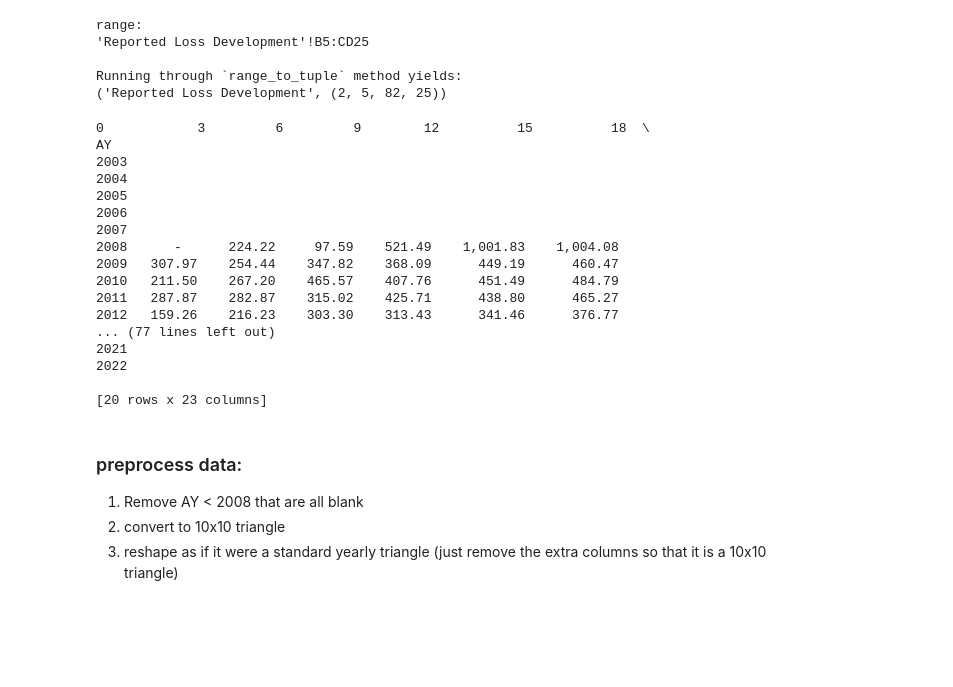
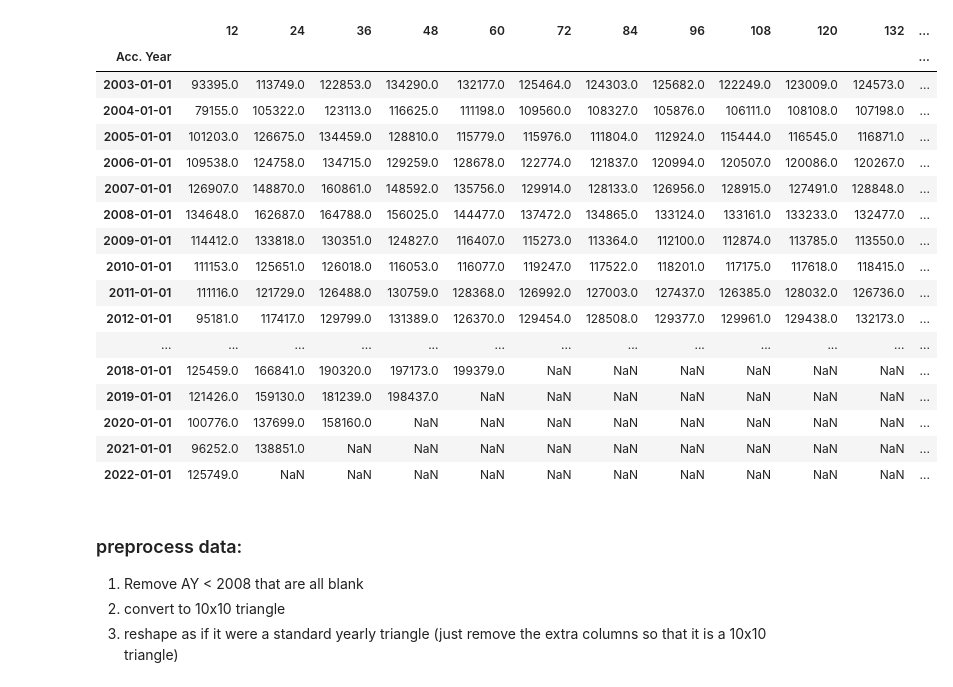
Before and after one commit to rocky-reserving/rocky, a Jupyter notebook: triangle cnn testing.ipynb, the cells around one changed output. Saved outputs shown, nothing was run; the diff lists cells and outputs as text; code cells hidden in the pictures; blank space fills up the shorter version.

```diff
--- a/triangle cnn testing.ipynb
+++ b/triangle cnn testing.ipynb
@@ -33,35 +25,25 @@ inc_rng = "B83:CD103"
-# %%
-r = f"'{rpt_sheet}'!{cum_rng}"
-
-print(f"range:\n{r}\n")
-print(f"Running through `range_to_tuple` method yields:\n{range_to_tuple(r)}")
-# %% [output]
-range:
-'Reported Loss Development'!B5:CD25
-
-Running through `range_to_tuple` method yields:
-('Reported Loss Development', (2, 5, 82, 25))
 # %%
-rpt_cum = Triangle.from_clipboard(id='rpt_loss', origin_columns=1)
-rpt_cum
+rpt_cum = Triangle.from_clipboard()
+rpt_cum.tri
 # %% [output]
-0            3         6         9        12          15          18  \
-AY
-2003
-2004
-2005
-2006
-2007
-2008      -      224.22     97.59    521.49    1,001.83    1,004.08
-2009   307.97    254.44    347.82    368.09      449.19      460.47
-2010   211.50    267.20    465.57    407.76      451.49      484.79
-2011   287.87    282.87    315.02    425.71      438.80      465.27
-2012   159.26    216.23    303.30    313.43      341.46      376.77
-... (77 lines left out)
-2021
-2022
-
-[20 rows x 23 columns]
+|  | 12 | 24 | 36 | 48 | 60 | 72 | 84 | 96 | 108 | 120 | 132 | ... |
+| Acc. Year |  |  |  |  |  |  |  |  |  |  |  | ... |
+| 2003-01-01 | 93395.0 | 113749.0 | 122853.0 | 134290.0 | 132177.0 | 125464.0 | 124303.0 | 125682.0 | 122249.0 | 123009.0 | 124573.0 | ... |
+| 2004-01-01 | 79155.0 | 105322.0 | 123113.0 | 116625.0 | 111198.0 | 109560.0 | 108327.0 | 105876.0 | 106111.0 | 108108.0 | 107198.0 | ... |
+| 2005-01-01 | 101203.0 | 126675.0 | 134459.0 | 128810.0 | 115779.0 | 115976.0 | 111804.0 | 112924.0 | 115444.0 | 116545.0 | 116871.0 | ... |
+| 2006-01-01 | 109538.0 | 124758.0 | 134715.0 | 129259.0 | 128678.0 | 122774.0 | 121837.0 | 120994.0 | 120507.0 | 120086.0 | 120267.0 | ... |
+| 2007-01-01 | 126907.0 | 148870.0 | 160861.0 | 148592.0 | 135756.0 | 129914.0 | 128133.0 | 126956.0 | 128915.0 | 127491.0 | 128848.0 | ... |
+| 2008-01-01 | 134648.0 | 162687.0 | 164788.0 | 156025.0 | 144477.0 | 137472.0 | 134865.0 | 133124.0 | 133161.0 | 133233.0 | 132477.0 | ... |
+| 2009-01-01 | 114412.0 | 133818.0 | 130351.0 | 124827.0 | 116407.0 | 115273.0 | 113364.0 | 112100.0 | 112874.0 | 113785.0 | 113550.0 | ... |
+| 2010-01-01 | 111153.0 | 125651.0 | 126018.0 | 116053.0 | 116077.0 | 119247.0 | 117522.0 | 118201.0 | 117175.0 | 117618.0 | 118415.0 | ... |
+| 2011-01-01 | 111116.0 | 121729.0 | 126488.0 | 130759.0 | 128368.0 | 126992.0 | 127003.0 | 127437.0 | 126385.0 | 128032.0 | 126736.0 | ... |
+| 2012-01-01 | 95181.0 | 117417.0 | 129799.0 | 131389.0 | 126370.0 | 129454.0 | 128508.0 | 129377.0 | 129961.0 | 129438.0 | 132173.0 | ... |
+| ... | ... | ... | ... | ... | ... | ... | ... | ... | ... | ... | ... | ... |
+| 2018-01-01 | 125459.0 | 166841.0 | 190320.0 | 197173.0 | 199379.0 | NaN | NaN | NaN | NaN | NaN | NaN | ... |
+| 2019-01-01 | 121426.0 | 159130.0 | 181239.0 | 198437.0 | NaN | NaN | NaN | NaN | NaN | NaN | NaN | ... |
+| 2020-01-01 | 100776.0 | 137699.0 | 158160.0 | NaN | NaN | NaN | NaN | NaN | NaN | NaN | NaN | ... |
+| 2021-01-01 | 96252.0 | 138851.0 | NaN | NaN | NaN | NaN | NaN | NaN | NaN | NaN | NaN | ... |
+| 2022-01-01 | 125749.0 | NaN | NaN | NaN | NaN | NaN | NaN | NaN | NaN | NaN | NaN | ... |
 # %% [markdown]
 ### preprocess data:
 1. Remove AY < 2008 that are all blank
```
Also changed, not shown: parts of 13 cells of this notebook.
